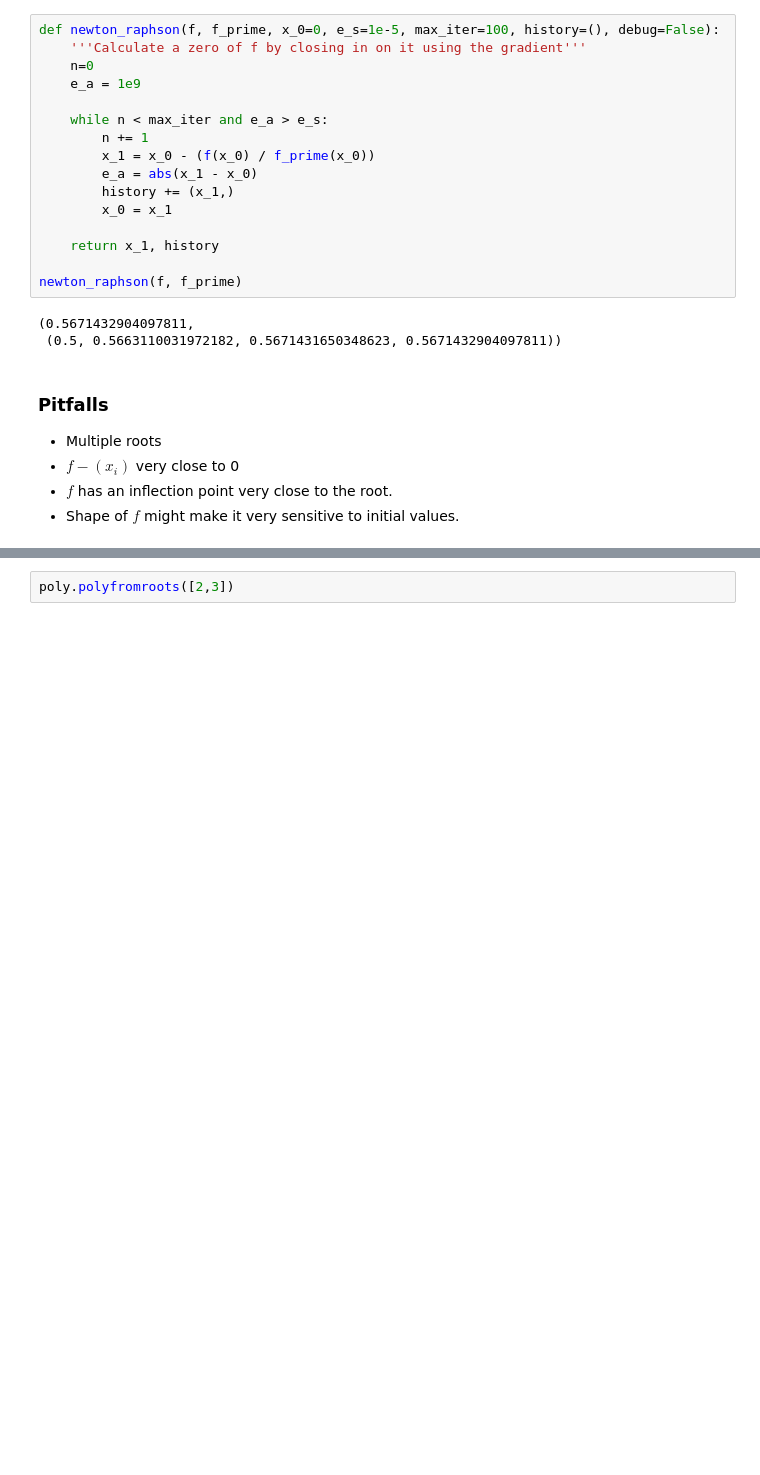
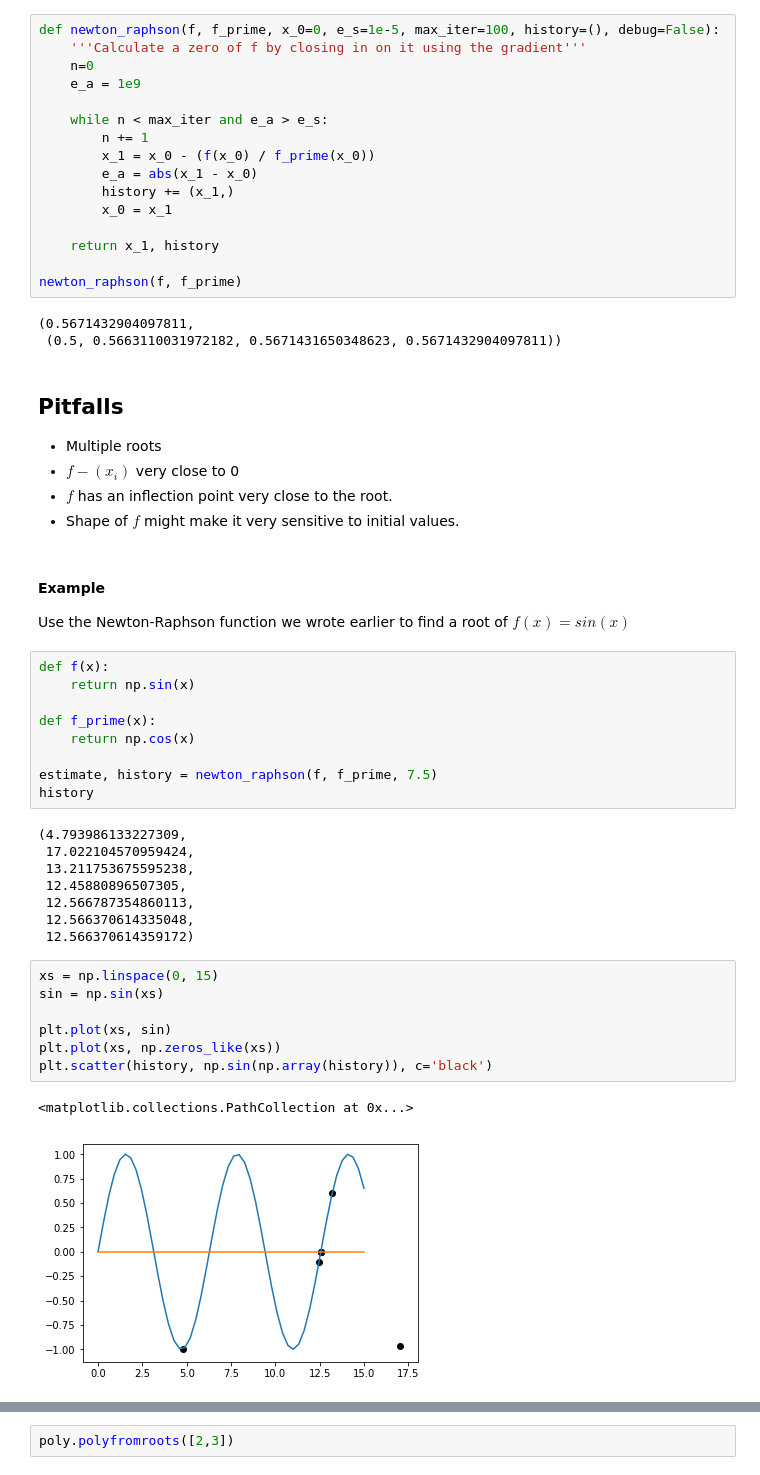
Before and after one commit to danimateos/numerical_methods, a Jupyter notebook: section-02.ipynb, the cells around one changed output, grey strips where cells are left out. Cells and saved outputs as stored; diff of their text form; blank space fills up the shorter version.

```diff
--- a/section-02.ipynb
+++ b/section-02.ipynb
@@ -198,10 +200,41 @@ newton_raphson(f, f_prime)
 (0.5671432904097811,
  (0.5, 0.5663110031972182, 0.5671431650348623, 0.5671432904097811))
 # %% [markdown]
-### Pitfalls
+## Pitfalls
 
 * Multiple roots
 * $f-(x_i)$ very close to 0
 * $f$ has an inflection point very close to the root.
 * Shape of $f$ might make it very sensitive to initial values.
+# %% [markdown]
+#### Example
+
+Use the Newton-Raphson function we wrote earlier to find a root of $f(x) = sin(x)$
+# %%
+def f(x):
+    return np.sin(x)
+
+def f_prime(x):
+    return np.cos(x)
+
+estimate, history = newton_raphson(f, f_prime, 7.5)
+history
+# %% [output]
+(4.793986133227309,
+ 17.022104570959424,
+ 13.211753675595238,
+ 12.45880896507305,
+ 12.566787354860113,
+ 12.566370614335048,
+ 12.566370614359172)
+# %%
+xs = np.linspace(0, 15)
+sin = np.sin(xs)
+
+plt.plot(xs, sin)
+plt.plot(xs, np.zeros_like(xs))
+plt.scatter(history, np.sin(np.array(history)), c='black')
+# %% [output]
+<matplotlib.collections.PathCollection at 0x...>
+[figure, added]
 # %% [markdown]
```
Also changed, not shown: parts of 25 cells of this notebook, 7 other files.
